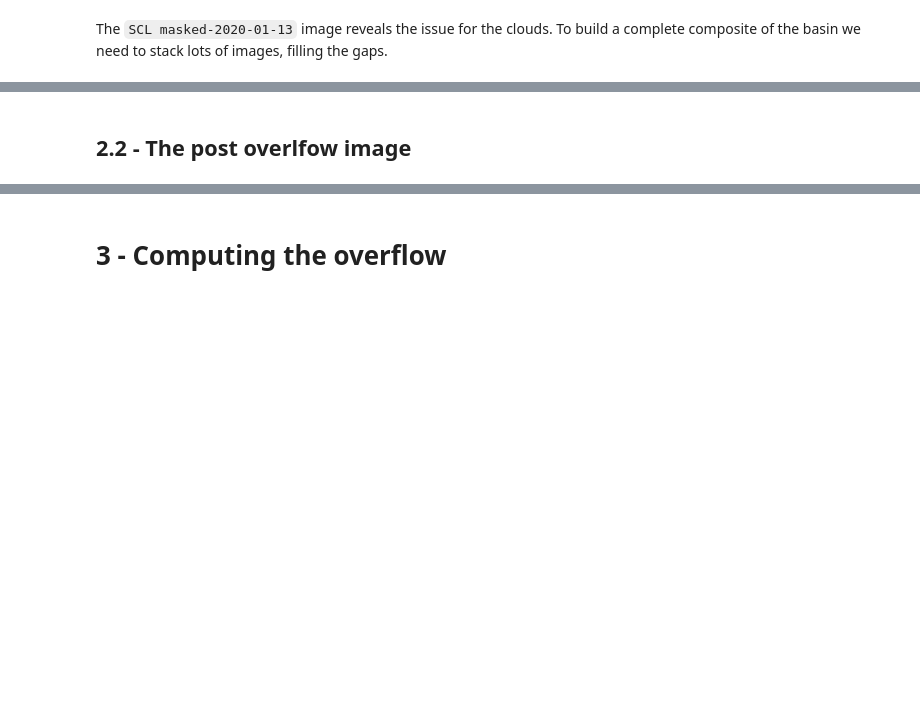
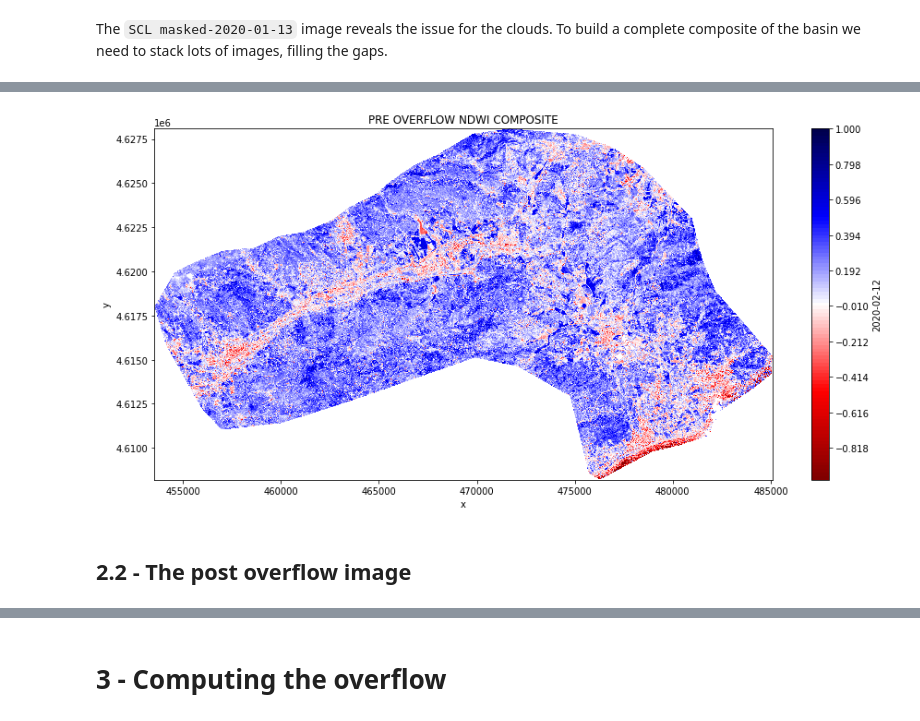
Before and after one commit to VicenteYago/river_overflow, a Jupyter notebook: RIVER OVERFLOW IN MARESME.ipynb, the cells around one changed output, grey strips where cells are left out. Drawn from its saved outputs; the diff is of its cells as text; code cells hidden in the pictures; blank space fills up the shorter version.

```diff
--- a/RIVER OVERFLOW IN MARESME.ipynb
+++ b/RIVER OVERFLOW IN MARESME.ipynb
@@ -165,0 +210,35 @@ plt.show()
+# %%
+ndwi_dir = "./sentinel2/indices/NDWI/"
+
+
+scl_files = [join(scl_dir_10, f) for f in listdir(scl_dir_10) if isfile(join(scl_dir_10, f))]
+scl_files_dates = [S2_getDate(f).strftime("%Y-%m-%d") for f in scl_files]
+scl_files_xarray = [rioxarray.open_rasterio(f, masked = True) for f in scl_files]
+
+ndwi_files = [join(ndwi_dir, f) for f in listdir(ndwi_dir) if isfile(join(ndwi_dir, f))]
+ndwi_files_dates = [S2_getDate(f).strftime("%Y-%m-%d") for f in ndwi_files]
+ndwi_files_xarray = [rioxarray.open_rasterio(f, masked = True) for f in ndwi_files]
+
+
+scl_dict = dict(zip(scl_files_dates, scl_files_xarray))
+ndwi_dict = dict(zip(ndwi_files_dates, ndwi_files_xarray))
+
+scl_ds = xr.Dataset(scl_dict)
+ndwi_ds = xr.Dataset(ndwi_dict)
+# %%
+ndwi_masked_dict = dict()
+for date in scl_files_dates :
+
+    d1 = xr.Dataset(data_vars = {
+    "ndwi" : ndwi_ds[date],
+    "scl"  : scl_ds[date]
+    })
+
+    ndwi_masked_dict[date] = d1["ndwi"].where(
+                                 (d1["scl"] != 8) & # dark_area
+                                 (d1["scl"] != 9) & # vegetation
+                                 (d1["scl"] != 10)  # not_vegetated
+    )
+
+ndwi_ds_masked = xr.Dataset(ndwi_masked_dict)
+ndwi_ds_masked
@@ -166,2 +263,13 @@ plt.show()
+# %%
+reduced = ndwi_ds_masked.reduce(ndwi_ds_masked['2020-01-08'].combine_first)
+reduced = reduced.reindex(y = reduced.y[::-1])
+reduced = reduced.assign_coords(x = ndwi_ds_masked.x,
+                                y = ndwi_ds_masked.y)
+# %%
+fig, axs = plt.subplots(1,1, figsize = (15,7))
+reduced['2020-02-12'].plot(colors = ndwi_colormap, levels = ndwi_bounds)
+axs.title.set_text("PRE OVERFLOW NDWI COMPOSITE")
+# %% [output]
+[figure, added]
 # %% [markdown]
-## 2.2 - The post overlfow image
+## 2.2 - The post overflow image
```
Also changed, not shown: parts of 25 cells of this notebook.
